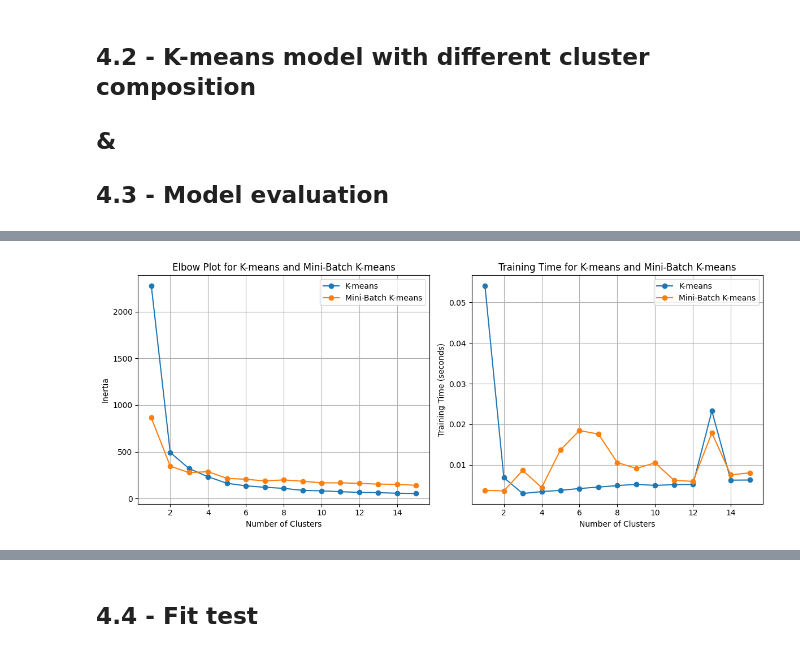
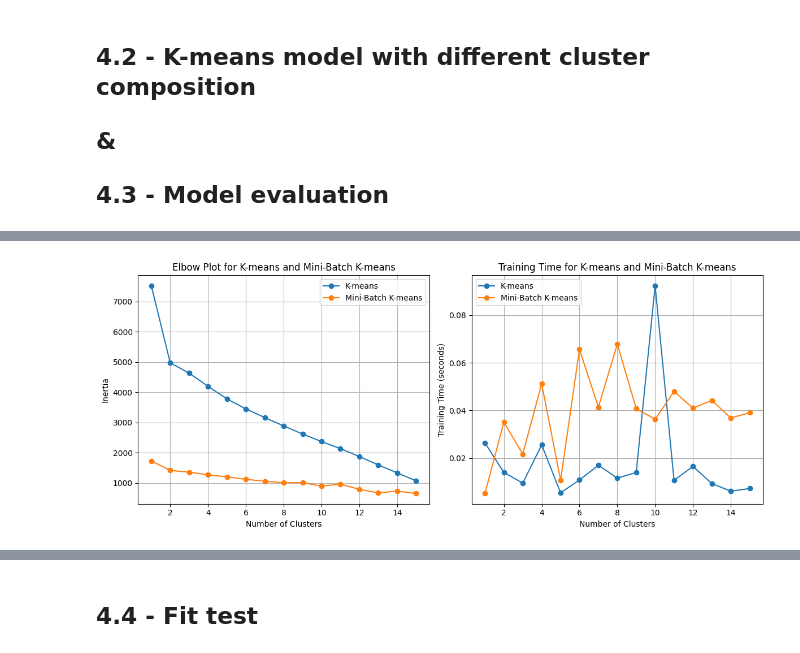
Before and after one commit to douglasmmachado/MedicineConsumption, a Jupyter notebook: notebooks/causal_method/unified_approach/4_Clustering.ipynb, the cells around one changed output, grey strips where cells are left out. Cells and saved outputs as stored; diff of their text form; code cells hidden in the pictures.

```diff
--- a/notebooks/causal_method/unified_approach/4_Clustering.ipynb
+++ b/notebooks/causal_method/unified_approach/4_Clustering.ipynb
@@ -41,6 +41,9 @@ for i, curr_df in enumerate([df]):
     numerical_columns = ['HOSPI_CODE_UCD']
     curr_df[numerical_columns] = curr_df[numerical_columns].astype('string')
 
+df['DATE'] = pd.to_datetime(df['DATE'],
+              format='%Y-%m')  # Changed the type of date too
+
 medicines = ['3400892088310','3400892075761','3400892203645',
              '3400892065366','3400892052120','3400891996128',
              '3400893826706','3400893736135','3400893875490',
@@ -148,5 +151,5 @@ visualize_distribution(df[numerical_features], data_type='numerical', n_cols=3)
 ## 4.1 - Train, Test split
 # %%
 features = ['HOSPI_CODE_UCD','LIT_HC', 'LIT_HP', 'N_ETB', 'N_UFS',
-       'PN_MEDICAL', 'POPULATION', 'P_MEDICAL', 'QUANTITY', 'QUANTITY_MA',
+       'PN_MEDICAL', 'POPULATION', 'P_MEDICAL', 'QUANTITY', 'QUANTITY_MA', 'TREND', 'RESID', 'SEASONAL',
        'SEJ_HAD', 'SEJ_MCO', 'SEJ_PSY', 'SEJ_SLD', 'SEJ_SSR']
@@ -153,5 +172,5 @@ features = ['HOSPI_CODE_UCD','LIT_HC', 'LIT_HP', 'N_ETB', 'N_UFS',
 # %%
-X = df[features].copy().drop(["HOSPI_CODE_UCD"],axis=1).values
-X_scaled = StandardScaler().fit_transform(X)
+X = df[df['HOSPI_CODE_UCD']!= '3400891996128'][features].copy().drop(["HOSPI_CODE_UCD"],axis=1).values
+#X_scaled = StandardScaler().fit_transform(X)
 # %%
 X_pca = df_pca.copy().values
@@ -360,4 +383,4 @@ def create_elbow_plot(X, max_clusters=10, sample_fraction=0.1):
 # %%
-create_elbow_plot(X_scaled, max_clusters=15, sample_fraction=0.1)
+create_elbow_plot(X_pca, max_clusters=15, sample_fraction=0.1)
 # %% [output]
-[figure, old version]
+[figure, new version]
```
Also changed, not shown: parts of 11 cells of this notebook.
